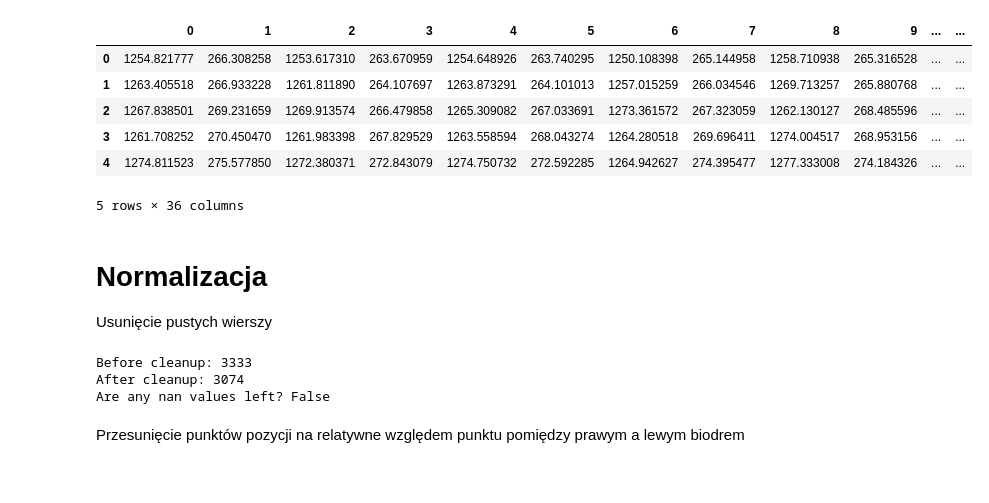
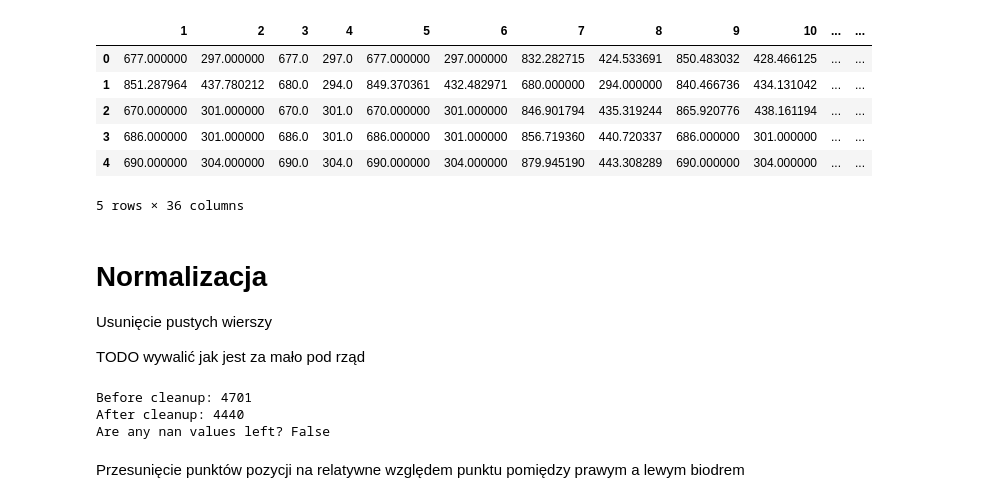
Before and after one commit to yoinker57/pracownia-problemowa, a Jupyter notebook: models/models.ipynb, the cells around one changed output. Cells and saved outputs as stored; diff of their text form; code cells hidden in the pictures.

Commit message:
removing empty rows and too small data chunks

```diff
--- a/models/models.ipynb
+++ b/models/models.ipynb
@@ -3,50 +3,72 @@ import pandas as pd
 import os
 from glob import glob
 
 def load(pose_path: str, labels_path: str):
     """
     load data from csv files in the given path
     """
     # get labels
     df_labels = pd.read_csv(labels_path)
 
     # Get all CSV files in the folder
     csv_files = [ p for p in glob(os.path.join(pose_path, '*.csv'))]
     movie_names = [n.removeprefix(pose_path).removeprefix('/').removesuffix('_clicked.csv') + ".mp4" for n in csv_files]
 
     # filter out files that are not in the labels
     df_labels = df_labels[df_labels['movieName'].isin(movie_names)]
 
     # get labels for the movies
     movie_labels_dict = df_labels.set_index('movieName')['SKIER_LEVEL'].to_dict()
     movie_labels = [movie_labels_dict.get(n, 'Unknown') for n in movie_names]
 
     # Load and concatenate all CSV files into one DataFrame
     df = pd.concat(
         [pd.read_csv(f).assign(movie_name=n, style=l) for f,n,l in zip(csv_files, movie_names, movie_labels)],
         ignore_index=True
     )
     return df
 
-df = load('../pose_outputs_clicked', '../data/labeledFilms.csv')
+df = load('../pose_outputs_loss', '../data/labeledFilms.csv')
 df.head()
 # %% [output]
-|  | 0 | 1 | 2 | 3 | 4 | 5 | 6 | 7 | 8 | 9 | ... | ... |
-| 0 | 1254.821777 | 266.308258 | 1253.617310 | 263.670959 | 1254.648926 | 263.740295 | 1250.108398 | 265.144958 | 1258.710938 | 265.316528 | ... | ... |
-| 1 | 1263.405518 | 266.933228 | 1261.811890 | 264.107697 | 1263.873291 | 264.101013 | 1257.015259 | 266.034546 | 1269.713257 | 265.880768 | ... | ... |
-| 2 | 1267.838501 | 269.231659 | 1269.913574 | 266.479858 | 1265.309082 | 267.033691 | 1273.361572 | 267.323059 | 1262.130127 | 268.485596 | ... | ... |
-| 3 | 1261.708252 | 270.450470 | 1261.983398 | 267.829529 | 1263.558594 | 268.043274 | 1264.280518 | 269.696411 | 1274.004517 | 268.953156 | ... | ... |
-| 4 | 1274.811523 | 275.577850 | 1272.380371 | 272.843079 | 1274.750732 | 272.592285 | 1264.942627 | 274.395477 | 1277.333008 | 274.184326 | ... | ... |
+|  | 1 | 2 | 3 | 4 | 5 | 6 | 7 | 8 | 9 | 10 | ... | ... |
+| 0 | 677.000000 | 297.000000 | 677.0 | 297.0 | 677.000000 | 297.000000 | 832.282715 | 424.533691 | 850.483032 | 428.466125 | ... | ... |
+| 1 | 851.287964 | 437.780212 | 680.0 | 294.0 | 849.370361 | 432.482971 | 680.000000 | 294.000000 | 840.466736 | 434.131042 | ... | ... |
+| 2 | 670.000000 | 301.000000 | 670.0 | 301.0 | 670.000000 | 301.000000 | 846.901794 | 435.319244 | 865.920776 | 438.161194 | ... | ... |
+| 3 | 686.000000 | 301.000000 | 686.0 | 301.0 | 686.000000 | 301.000000 | 856.719360 | 440.720337 | 686.000000 | 301.000000 | ... | ... |
+| 4 | 690.000000 | 304.000000 | 690.0 | 304.0 | 690.000000 | 304.000000 | 879.945190 | 443.308289 | 690.000000 | 304.000000 | ... | ... |
 5 rows × 36 columns
 # %% [markdown]
 # Normalizacja
 Usunięcie pustych wierszy
+
+TODO wywalić jak jest za mało pod rząd
 # %%
 def remove_empty_rows(df: pd.DataFrame) -> pd.DataFrame:
     """
     Remove rows with NaN values in the DataFrame.
+    Remove smaller than 40 records parts of data
     """
-    return df.dropna()
+    keypoints_indexes = [str(i) for i in range(0,34)]
+    delimiter_mask = df[keypoints_indexes].isnull().all(axis=1)
+
+    # Get the indexes of delimiter rows
+    delimiter_indices = df[delimiter_mask].index.tolist()
+
+    # Add start and end for slicing
+    all_indices = [-1] + delimiter_indices + [len(df)]
+
+    # Split into chunks
+    chunks = []
+    for i in range(len(all_indices) - 1):
+        start = all_indices[i] + 1
+        end = all_indices[i + 1]
+        chunk = df.iloc[start:end]
+        if len(chunk) >= 40:
+            chunks.append(chunk.reset_index(drop=True))
+
+    # Concatenate all chunks into a single DataFrame
+    return pd.concat(chunks, ignore_index=True)
 
 df = load('../pose_outputs_clicked', '../data/labeledFilms.csv')
 print("Before cleanup:", df.last_valid_index())
@@ -55,8 +77,8 @@ df = remove_empty_rows(df)
 print("After cleanup:", df.last_valid_index())
 print(f"Are any nan values left? {df.isnull().values.any()}")
 # %% [output]
-Before cleanup: 3333
-After cleanup: 3074
+Before cleanup: 4701
+After cleanup: 4440
 Are any nan values left? False
 # %% [markdown]
 Przesunięcie punktów pozycji na relatywne względem punktu pomiędzy prawym a lewym biodrem
```
Also changed, not shown: parts of 5 cells of this notebook.
